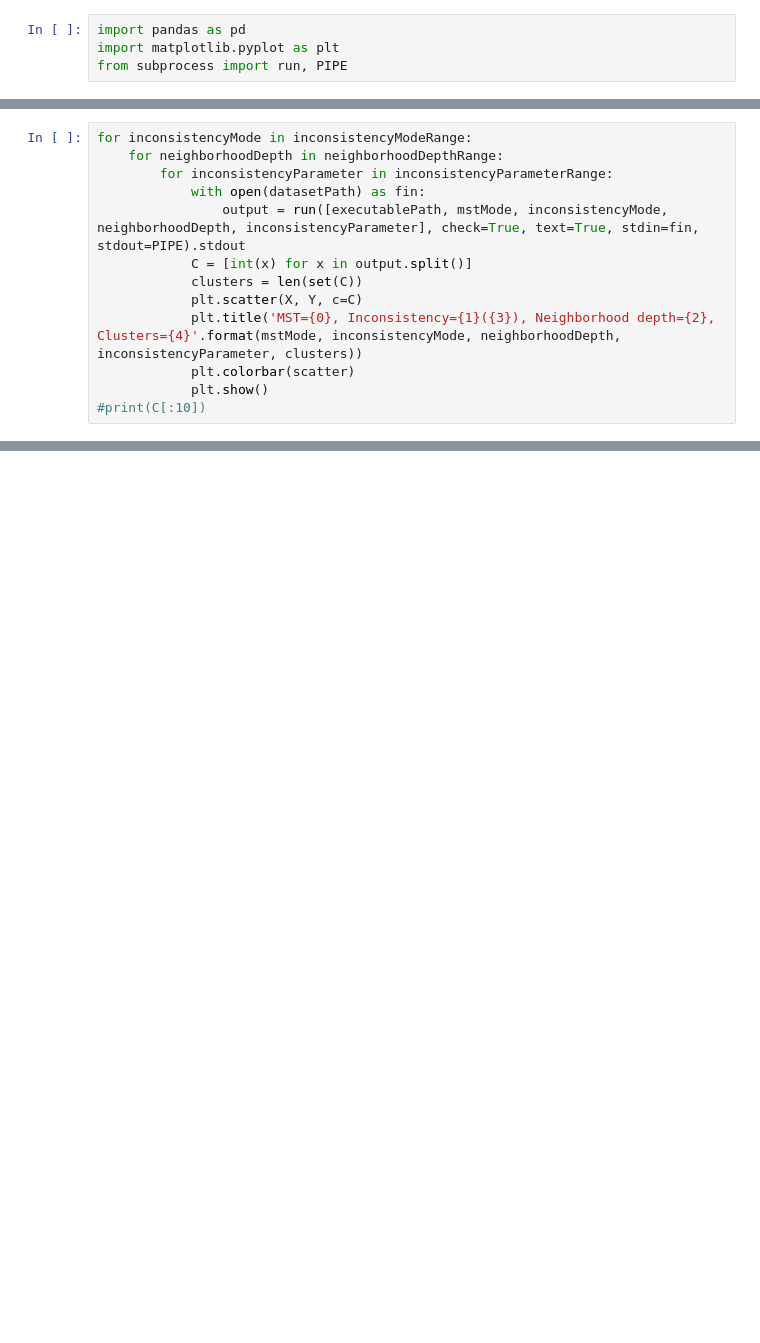
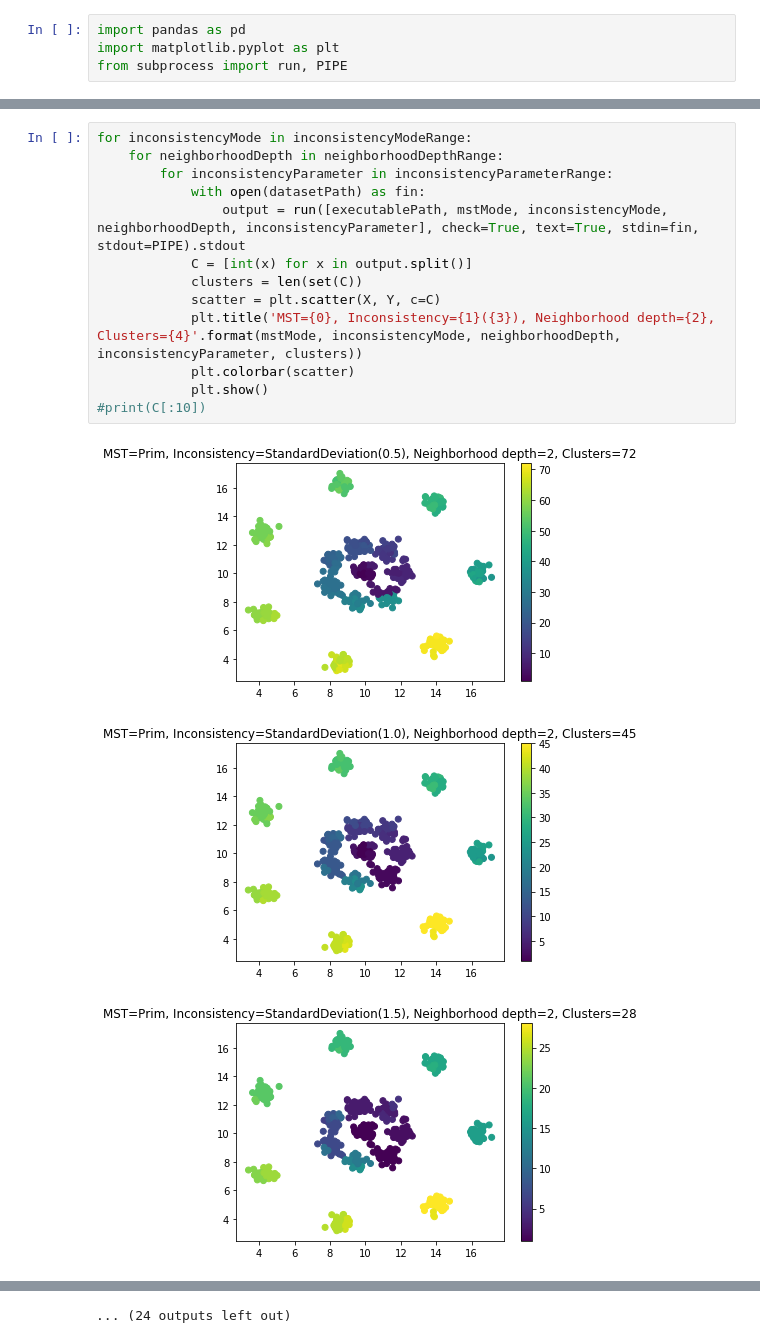
Before and after one commit to islopma/aed3-tp2-2018-2c, a Jupyter notebook: utils/scripts/clustering.ipynb, the cells around one changed output, grey strips where cells are left out. Saved outputs shown, nothing was run; the diff lists cells and outputs as text; blank space fills up the shorter version.

```diff
--- a/utils/scripts/clustering.ipynb
+++ b/utils/scripts/clustering.ipynb
@@ -24,13 +27,17 @@ with open(datasetPath) as fin:
 # %%
 for inconsistencyMode in inconsistencyModeRange:
     for neighborhoodDepth in neighborhoodDepthRange:
         for inconsistencyParameter in inconsistencyParameterRange:
             with open(datasetPath) as fin:
                 output = run([executablePath, mstMode, inconsistencyMode, neighborhoodDepth, inconsistencyParameter], check=True, text=True, stdin=fin, stdout=PIPE).stdout
             C = [int(x) for x in output.split()]
             clusters = len(set(C))
-            plt.scatter(X, Y, c=C)
+            scatter = plt.scatter(X, Y, c=C)
             plt.title('MST={0}, Inconsistency={1}({3}), Neighborhood depth={2}, Clusters={4}'.format(mstMode, inconsistencyMode, neighborhoodDepth, inconsistencyParameter, clusters))
             plt.colorbar(scatter)
             plt.show()
 #print(C[:10])
+# %% [output]
+[figure, added]
+[figure, added]
+[figure, added]
@@ -36,0 +53 @@ for inconsistencyMode in inconsistencyModeRange:
+... (24 outputs left out)
```
Also changed, not shown: parts of 2 cells of this notebook, 8 other files.
